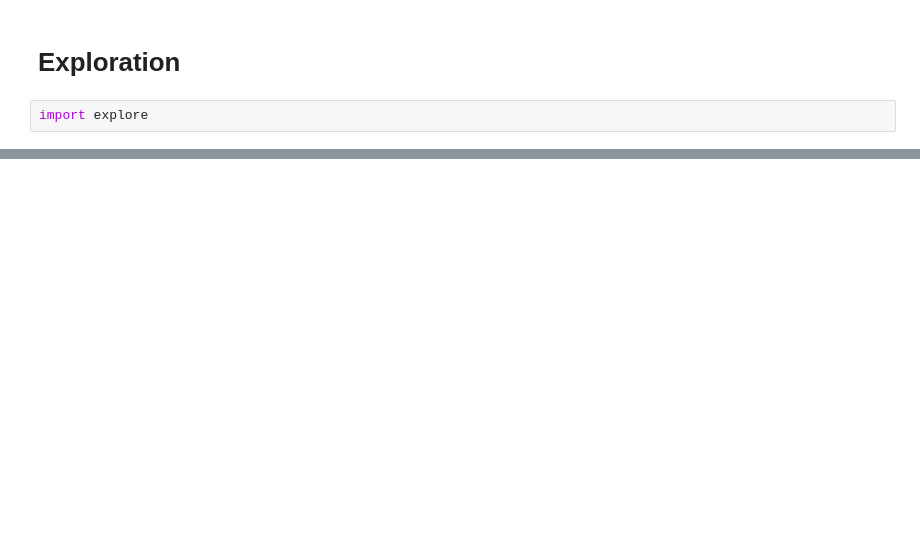
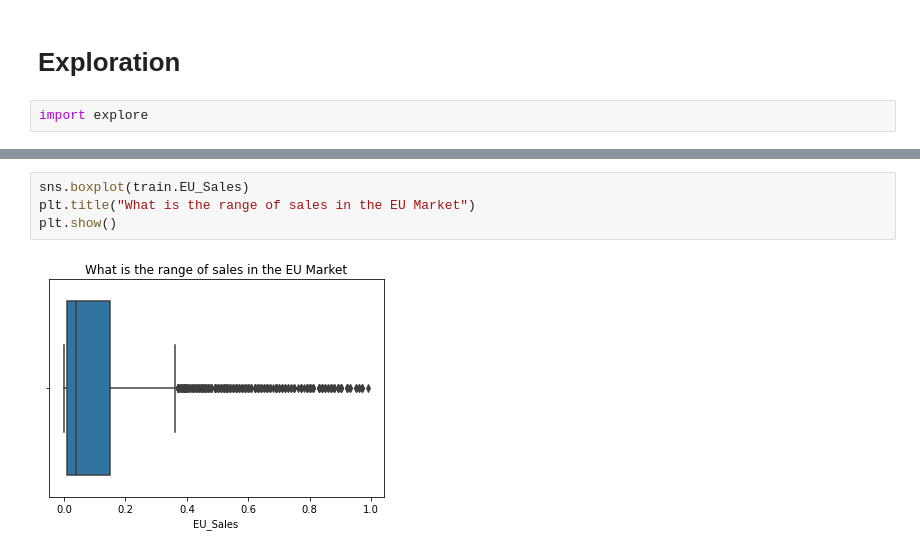
Before and after one commit to johngrinstead/video-game-project, a Jupyter notebook: explore_notebook.ipynb, the cells around one changed output, grey strips where cells are left out. Drawn from its saved outputs; the diff is of its cells as text; blank space fills up the shorter version.

```diff
--- a/explore_notebook.ipynb
+++ b/explore_notebook.ipynb
@@ -119,0 +150,6 @@ for col in train.columns:
+# %%
+sns.boxplot(train.EU_Sales)
+plt.title("What is the range of sales in the EU Market")
+plt.show()
+# %% [output]
+[figure, added]
```
Also changed, not shown: parts of 152 cells of this notebook, 2 other files.
